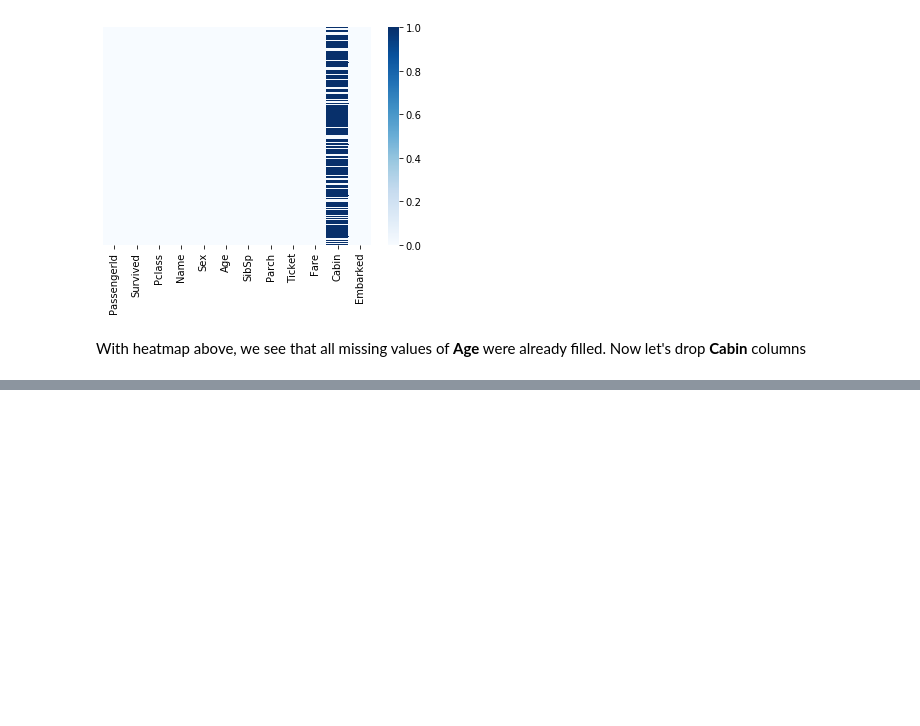
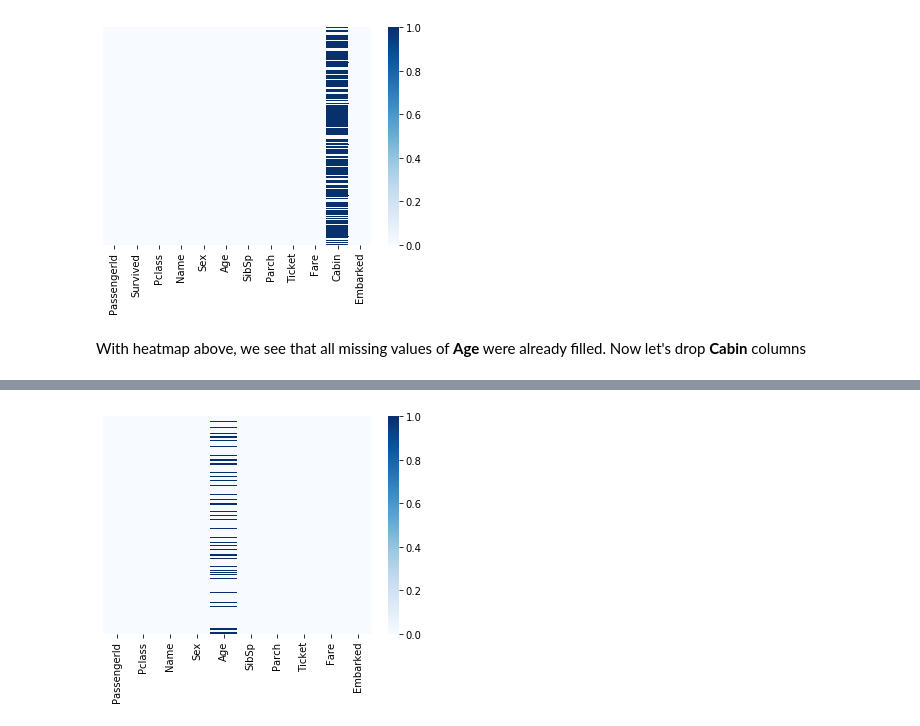
Before and after one commit to Thienbuu/Titanic_classification, a Jupyter notebook: Basic.ipynb, the cells around one changed output, grey strips where cells are left out. Saved outputs shown, nothing was run; the diff lists cells and outputs as text; code cells hidden in the pictures; blank space fills up the shorter version.

```diff
--- a/Basic.ipynb
+++ b/Basic.ipynb
@@ -161,0 +334,2 @@ plt.show()
+# %%
+test = pd.read_csv('./Data/test.csv')
@@ -161,0 +357,9 @@ plt.show()
+# %%
+test.drop('Cabin', axis=1, inplace=True)
+# %%
+test['Fare'].fillna(test['Fare'].median(), inplace=True)
+# %%
+sns.heatmap(test.isnull(), yticklabels=False, cmap='Blues')
+plt.show()
+# %% [output]
+[figure, added]
```
Also changed, not shown: parts of 49 cells of this notebook, 1 other file.
